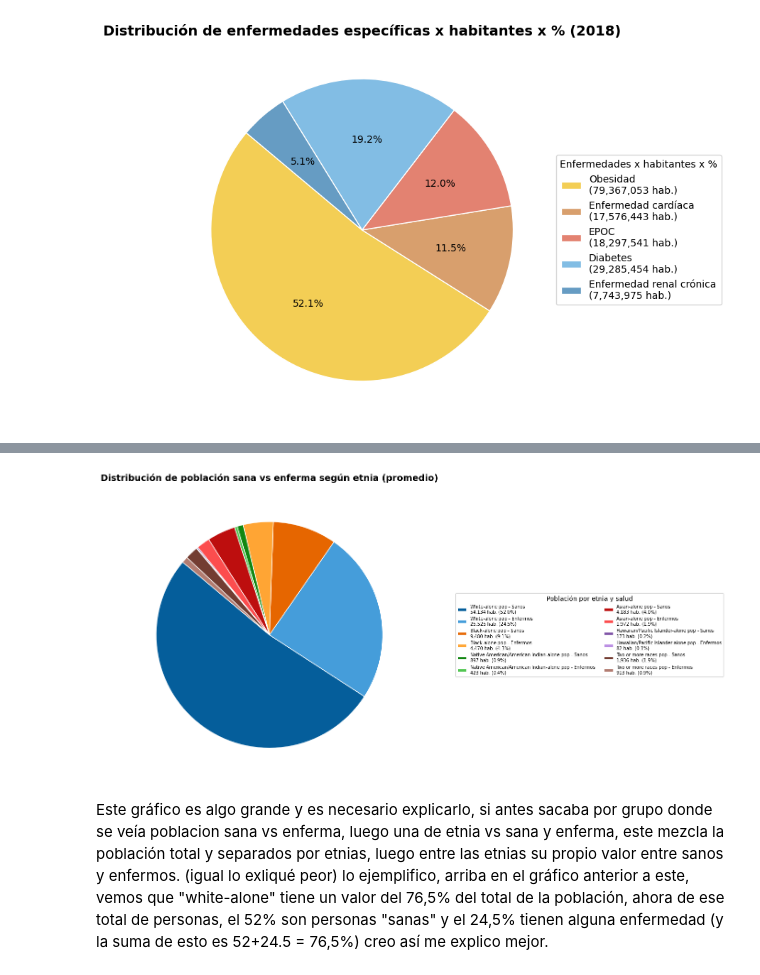
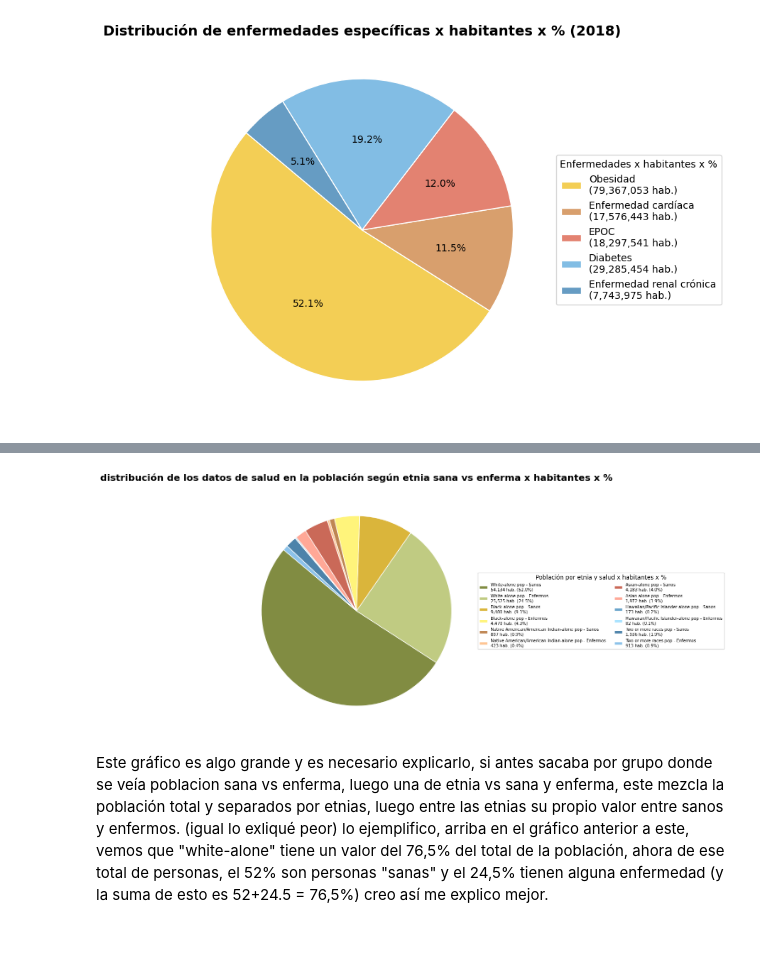
Before and after one commit to 4GeeksAcademy/Leonel_Ponce_Regresion_lineal_demographic_health, a Jupyter notebook: src/explore.ipynb, the cells around one changed output, grey strips where cells are left out. Saved outputs shown, nothing was run; the diff lists cells and outputs as text; code cells hidden in the pictures; blank space fills up the shorter version.

```diff
--- a/src/explore.ipynb
+++ b/src/explore.ipynb
@@ -523,81 +492,46 @@ plt.show()
 # %%
-# Columnas de etnia
-etnias = [
-    "White-alone pop", "Black-alone pop",
-    "Native American/American Indian-alone pop", "Asian-alone pop",
-    "Hawaiian/Pacific Islander-alone pop", "Two or more races pop"
-]
+#Graficamos la distribución de los datos de salud en la población según etnia sana vs enferma
+etnias = ["White-alone pop", "Black-alone pop", "Native American/American Indian-alone pop", "Asian-alone pop", "Hawaiian/Pacific Islander-alone pop", "Two or more races pop"]
 
-# Filtrar etnias presentes y con datos válidos (no NaN)
 etnias_presentes = [e for e in etnias if e in df.columns and df[e].mean() > 0]
-
-# Población total por etnia
 poblacion_total = df[etnias_presentes].mean()
 total_enfermos = df["anycondition_number"].mean()
 
-# Estimación de enfermos y sanos
 enfermos = poblacion_total / poblacion_total.sum() * total_enfermos
 sanos = poblacion_total - enfermos
 
-# Colores base por etnia
-base_colors = ["#1f77b4", "#ff7f0e", "#2ca02c", "#d62728", "#9467bd", "#8c564b"]
+base_colors = ["#9aa55c", "#f3ce55","#d89f6d", "#e38271", "#82bde4", "#669cc3", "#8290be", "#9782be", "#be82b3"]
 
-# Función para generar tonos claros y oscuros
 def tonos_claro_oscuro(color):
     c = mcolors.to_rgb(color)
     claro = tuple(min(1, x + 0.15) for x in c)
     oscuro = tuple(max(0, x - 0.1) for x in c)
     return oscuro, claro
 
 colors = []
 valores = []
 labels = []
 
 for i, e in enumerate(etnias_presentes):
     oscuro, claro = tonos_claro_oscuro(base_colors[i])
     valores.extend([sanos[e], enfermos[e]])
-    labels.extend([
-        f"{e} - Sanos",
-        f"{e} - Enfermos"
-    ])
+    labels.extend([f"{e} - Sanos", f"{e} - Enfermos"])
     colors.extend([oscuro, claro])
 
 valores = pd.Series(valores)
 
-# ---------- GRÁFICO ----------
-plt.figure(figsize=(11,8))
-wedges, _ = plt.pie(
-    valores,
-    labels=None,
-    colors=colors,
-    startangle=140,
-    wedgeprops={"linewidth":1, "edgecolor":"white"}
-)
+plt.figure(figsize=(9,8))
+wedges, _ = plt.pie(valores, labels=None, colors=colors, startangle=140, wedgeprops={"linewidth":1, "edgecolor":"white"})
 
-# Leyenda
 total = valores.sum()
-legend_labels = [
-    f"{labels[i]}\n{valores[i]:,.0f} hab. ({valores[i]/total*100:.1f}%)"
-    for i in range(len(valores))
-]
+legend_labels = [f"{labels[i]}\n{valores[i]:,.0f} hab. ({valores[i]/total*100:.1f}%)" for i in range(len(valores))]
 
-plt.legend(
-    wedges,
-    legend_labels,
-    title="Población por etnia y salud",
-    bbox_to_anchor=(1.15, 0.5),
-    loc="center left",
-    fontsize=7,
-    ncol=2
-)
-
-plt.title("Distribución de población sana vs enferma según etnia (promedio)",
-          fontsize=14, fontweight="bold", pad=20)
-
+plt.legend(wedges, legend_labels, title="Población por etnia y salud x habitantes x %", bbox_to_anchor=(1, 0.5), loc="center left", fontsize=7, ncol=2)
+plt.title("distribución de los datos de salud en la población según etnia sana vs enferma x habitantes x %", fontsize=16, fontweight="bold", pad=20)
 plt.subplots_adjust(right=0.75)
 plt.show()
 # %% [output]
-[figure, old version]
+[figure, new version]
 # %% [markdown]
 Este gráfico es algo grande y es necesario explicarlo, si antes sacaba por grupo donde se veía poblacion sana vs enferma, luego una de etnia vs sana y enferma, este mezcla la población total y separados por etnias, luego entre las etnias su propio valor entre sanos y enfermos. (igual lo exliqué peor) lo ejemplifico, arriba en el gráfico anterior a este, vemos que "white-alone" tiene un valor del 76,5% del total de la población, ahora de ese total de personas, el 52% son personas "sanas" y el 24,5% tienen alguna enfermedad (y la suma de esto es 52+24.5 = 76,5%) creo así me explico mejor.
 # %%
```
Also changed, not shown: parts of 23 cells of this notebook.
